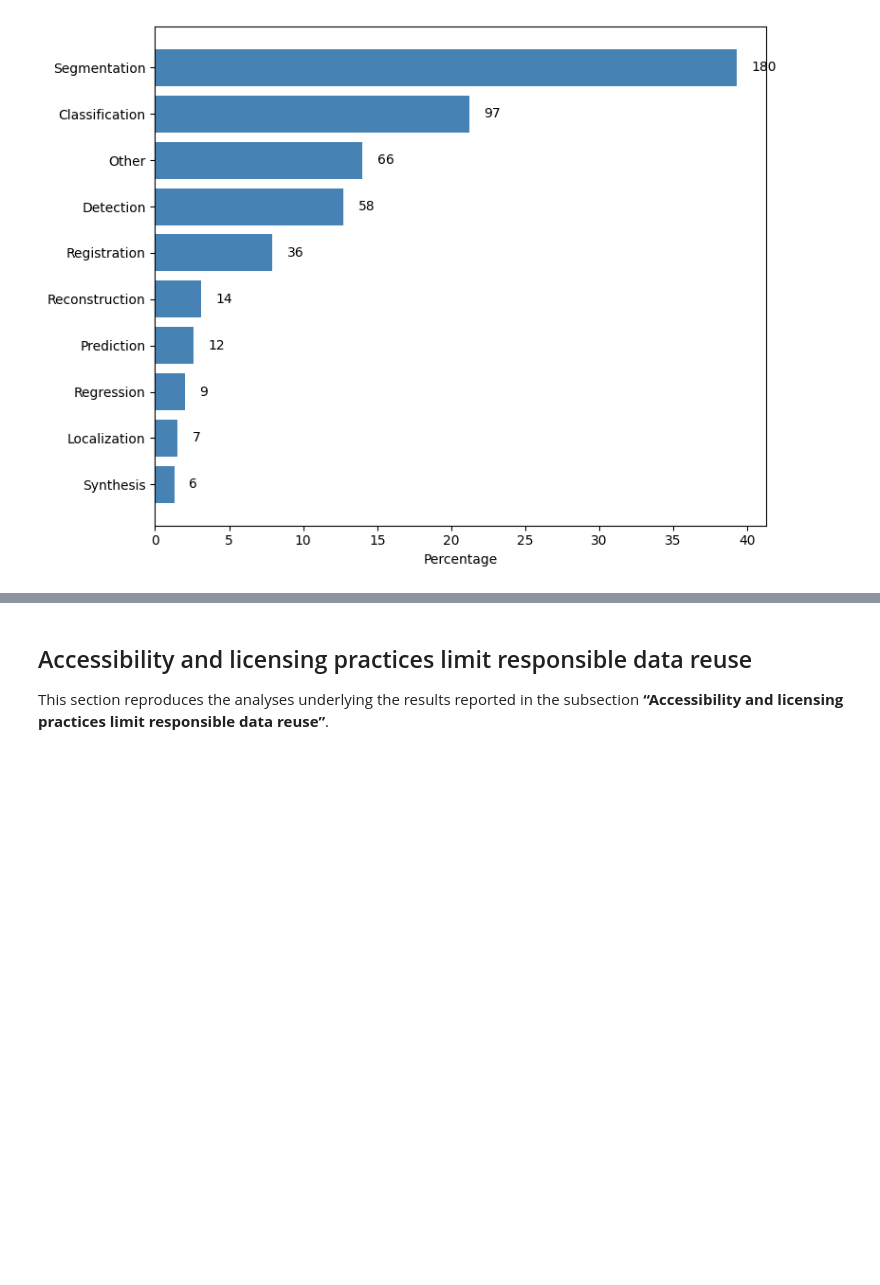
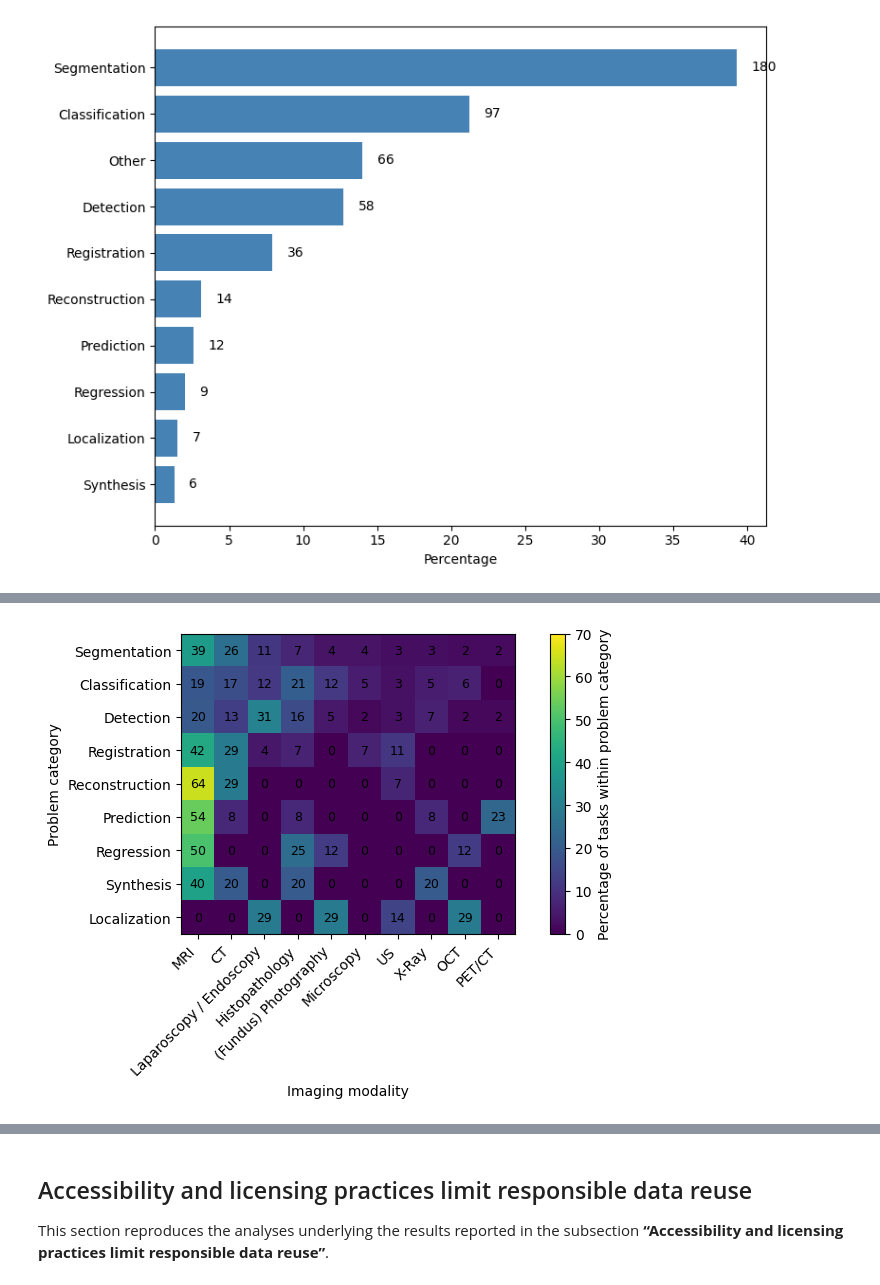
Before and after one commit to IMSY-DKFZ/medical-imaging-ai-competitions-lack-fairness, a Jupyter notebook: descriptive_analysis.ipynb, the cells around one changed output, grey strips where cells are left out. Drawn from its saved outputs; the diff is of its cells as text; code cells hidden in the pictures; blank space fills up the shorter version.

```diff
--- a/descriptive_analysis.ipynb
+++ b/descriptive_analysis.ipynb
@@ -1009,0 +1411,9 @@ print(imag_modal)
+# %%
+### Modality vs. data size
+modality_items = count_items_per_task(df_modality, "Imaging modality(ies)")["Item"]
+modality_items = modality_items[
+    ~modality_items.isin(['Other', 'Unclear', 'Not reported'])
+]
+modality_items = modality_items.iloc[:10]
+
+sample_sizes_mod_df = datasize_per_category(df_modality, modality_items, "Imaging modality(ies)", col_train, col_test)
@@ -1208,0 +1715,36 @@ plt.show()
+# %%
+# Figure 3b: Modality vs. problem category
+fig, ax = plt.subplots(figsize=(8, 5))
+
+im = ax.imshow(heatmap_df_norm.values, vmin=0, vmax=70)
+
+# Axis labels
+ax.set_xticks(range(len(heatmap_df_norm.columns)))
+ax.set_xticklabels(heatmap_df_norm.columns, rotation=45, ha="right")
+
+ax.set_yticks(range(len(heatmap_df_norm.index)))
+ax.set_yticklabels(heatmap_df_norm.index)
+
+# Annotate each cell
+for i in range(heatmap_df_norm.shape[0]):
+    for j in range(heatmap_df_norm.shape[1]):
+        value = heatmap_df_norm.iloc[i, j]
+        ax.text(
+        j, i,
+        f"{value:.0f}",
+        ha="center",
+        va="center",
+        fontsize=9
+    )
+
+cbar = plt.colorbar(im)
+cbar.set_label("Percentage of tasks within problem category")
+
+ax.set_xlabel("Imaging modality")
+ax.set_ylabel("Problem category")
+
+plt.tight_layout()
+plt.savefig('modality_problemcat.pdf')
+plt.show()
+# %% [output]
+[figure, added]
```
Also changed, not shown: parts of 54 cells of this notebook.
